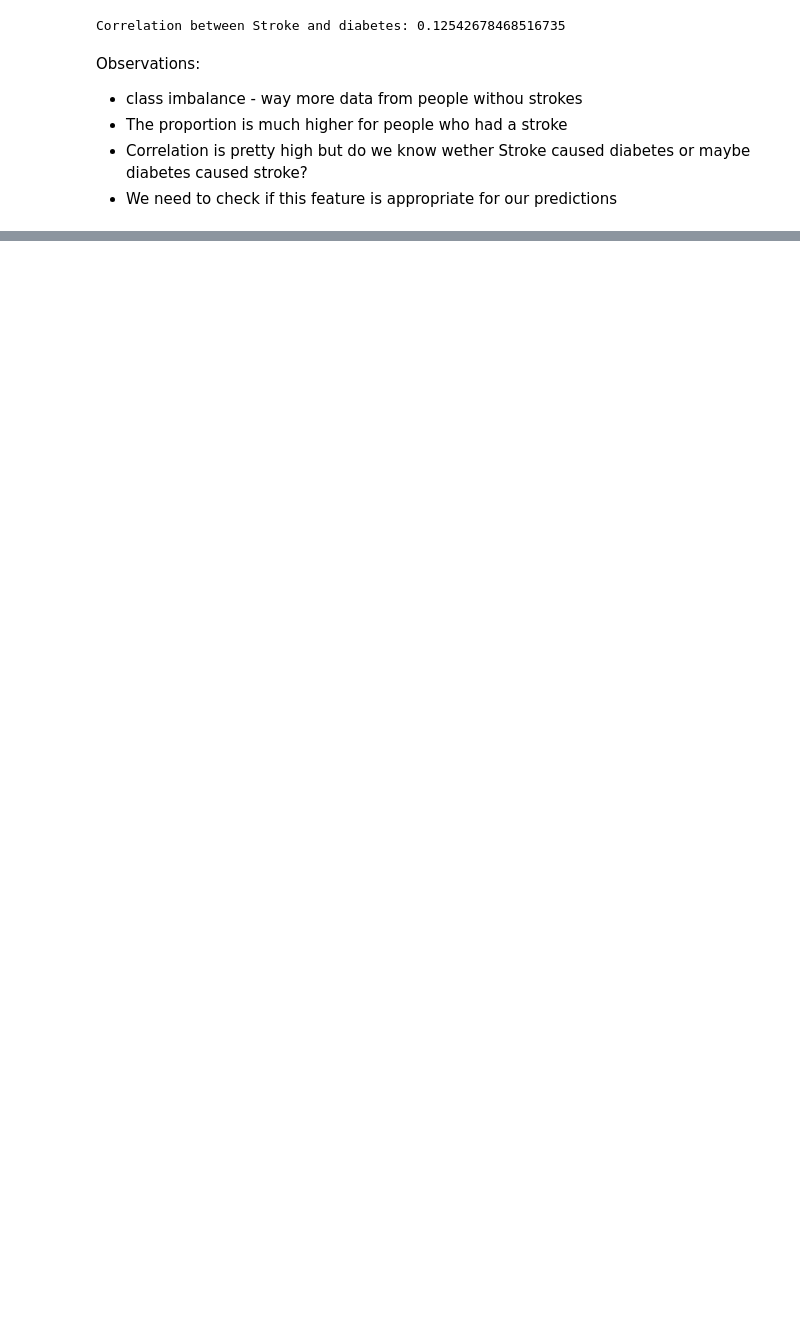
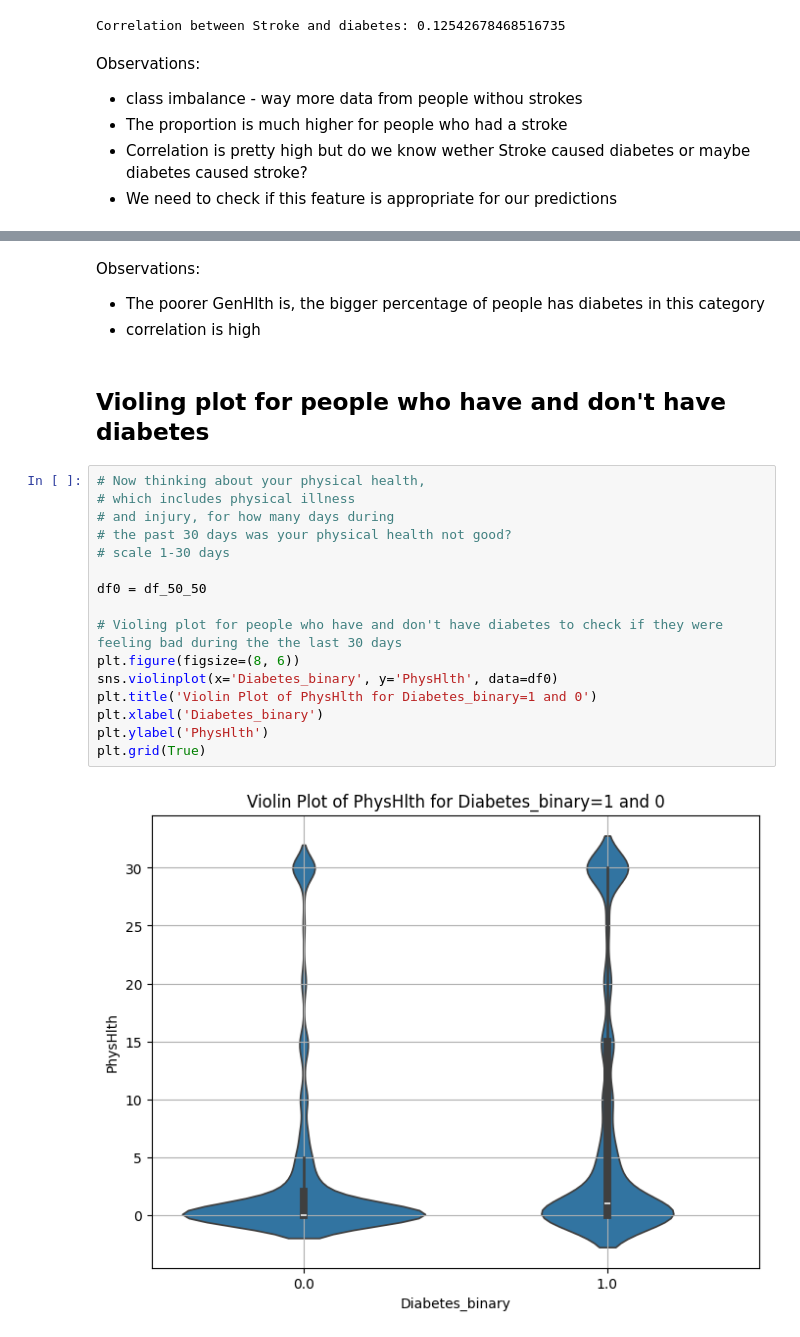
Before and after one commit to nazaribih/ML_intro, a Jupyter notebook: ppproject.ipynb, the cells around one changed output, grey strips where cells are left out. Cells and saved outputs as stored; diff of their text form; blank space fills up the shorter version.

```diff
--- a/ppproject.ipynb
+++ b/ppproject.ipynb
@@ -215,0 +252,24 @@ Observations:
+# %% [markdown]
+Observations:
+* The poorer GenHlth is, the bigger percentage of people has diabetes in this category
+* correlation is high
+# %% [markdown]
+## Violing plot for people who have and don't have diabetes
+# %%
+# Now thinking about your physical health,
+# which includes physical illness
+# and injury, for how many days during
+# the past 30 days was your physical health not good?
+# scale 1-30 days
+
+df0 = df_50_50
+
+# Violing plot for people who have and don't have diabetes to check if they were feeling bad during the the last 30 days
+plt.figure(figsize=(8, 6))
+sns.violinplot(x='Diabetes_binary', y='PhysHlth', data=df0)
+plt.title('Violin Plot of PhysHlth for Diabetes_binary=1 and 0')
+plt.xlabel('Diabetes_binary')
+plt.ylabel('PhysHlth')
+plt.grid(True)
+# %% [output]
+[figure, added]
```
Also changed, not shown: parts of 21 cells of this notebook.
